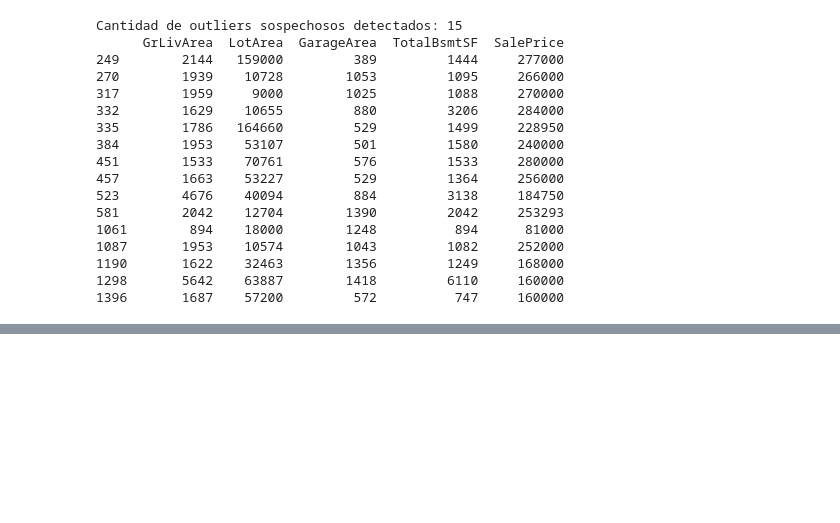
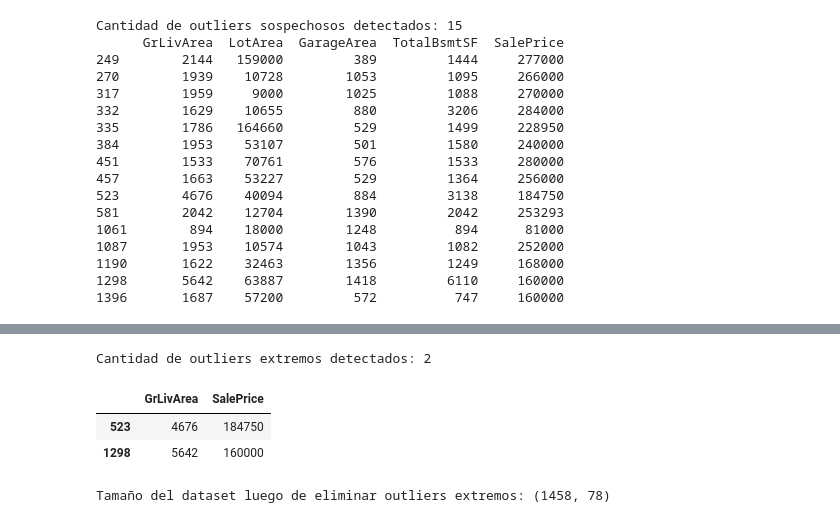
Before and after one commit to paulairazoqui/Home-data-for-ML-course, a Jupyter notebook: EDA y ETL.ipynb, the cells around one changed output, grey strips where cells are left out. Drawn from its saved outputs; the diff is of its cells as text; code cells hidden in the pictures; blank space fills up the shorter version.

```diff
--- a/EDA y ETL.ipynb
+++ b/EDA y ETL.ipynb
@@ -780,0 +843,22 @@ Cantidad de outliers sospechosos detectados: 15
+# %%
+# Definir condición de outliers extremos
+outliers_extremos = train_reduced[
+    (train_reduced['GrLivArea'] > 4000) &
+    (train_reduced['SalePrice'] < 400000)
+]
+
+# Mostrar registros detectados
+print(f"Cantidad de outliers extremos detectados: {outliers_extremos.shape[0]}")
+display(outliers_extremos[['GrLivArea', 'SalePrice']])
+
+# Eliminar esos registros del dataset
+train_reduced = train_reduced.drop(outliers_extremos.index)
+
+# Confirmar tamaño final del dataset
+print(f"Tamaño del dataset luego de eliminar outliers extremos: {train_reduced.shape}")
+# %% [output]
+Cantidad de outliers extremos detectados: 2
+|  | GrLivArea | SalePrice |
+| 523 | 4676 | 184750 |
+| 1298 | 5642 | 160000 |
+Tamaño del dataset luego de eliminar outliers extremos: (1458, 78)
```
Also changed, not shown: parts of 12 cells of this notebook.
